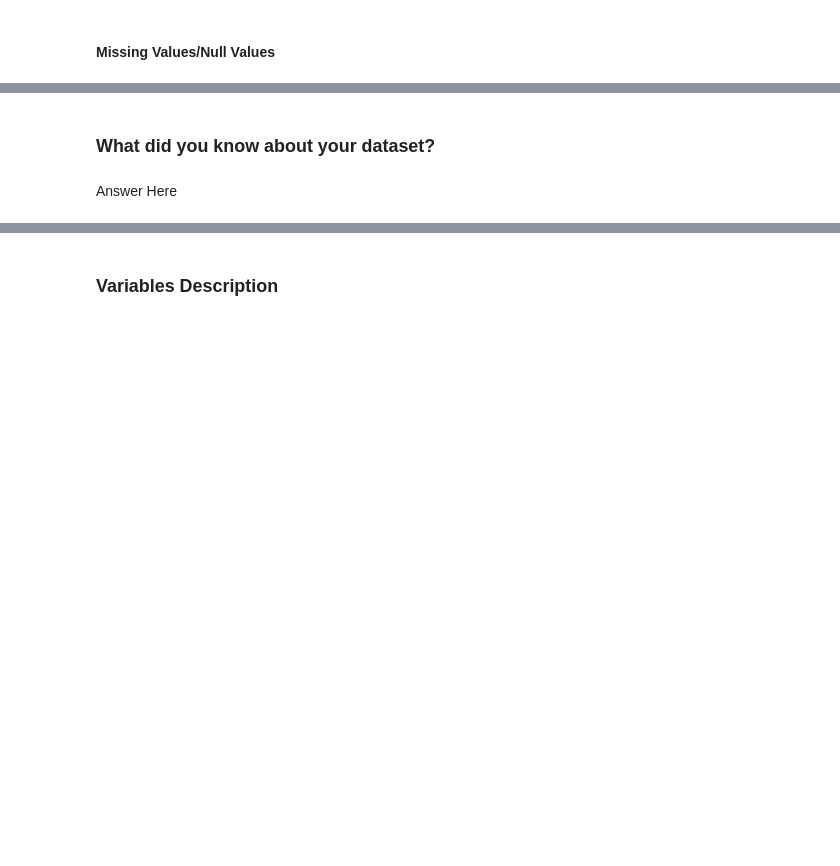
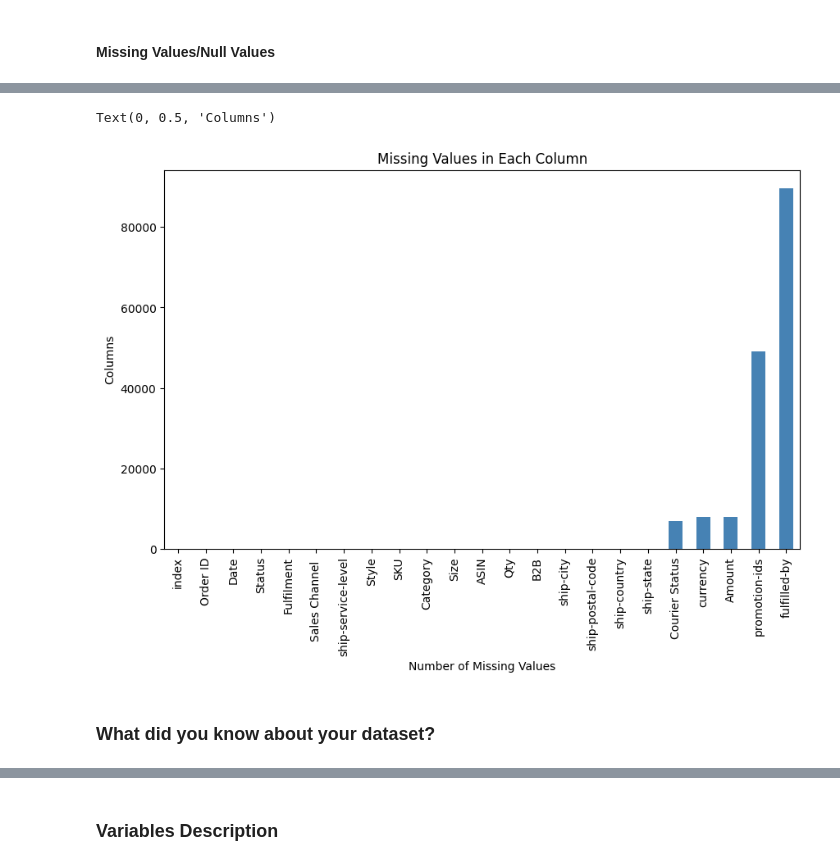
Before and after one commit to adityajain9756-rgb/ecommerce-sales-analysis, a Jupyter notebook: EDA_aditya_amazon.ipynb, the cells around one changed output, grey strips where cells are left out. Cells and saved outputs as stored; diff of their text form; code cells hidden in the pictures; blank space fills up the shorter version.

```diff
--- a/EDA_aditya_amazon.ipynb
+++ b/EDA_aditya_amazon.ipynb
@@ -81,5 +45,6 @@ import datetime as dt
 # Load Dataset
 from google.colab import drive
 drive.mount('/content/drive')
-df = pd.read_csv("/content/drive/MyDrive/Amazon Sale Report.csv")
+df = pd.read_csv("/content/drive/MyDrive/Amazon Sale Report.csv",low_memory=False)
+df.drop(columns=["Unnamed: 22"], inplace=True) #as this column is completelly empty
 # %% [output]
@@ -117,3 +105,5 @@ df.shape
 #### Missing Values/Null Values
 # %%
 # Missing Values/Null Values Count
+missing_values = df.isnull().sum()
+print(missing_values)
@@ -122,4 +128,13 @@ df.shape
+# %%
+# Visualizing the missing values
+plt.figure(figsize=(10,6))
+missing_values.sort_values().plot(kind='bar', color='steelblue')
+
+plt.title('Missing Values in Each Column')
+plt.xlabel('Number of Missing Values')
+plt.ylabel('Columns')
+# %% [output]
+Text(0, 0.5, 'Columns')
+[figure, added]
 # %% [markdown]
 ### What did you know about your dataset?
-# %% [markdown]
-Answer Here
```
Also changed, not shown: parts of 21 cells of this notebook.
